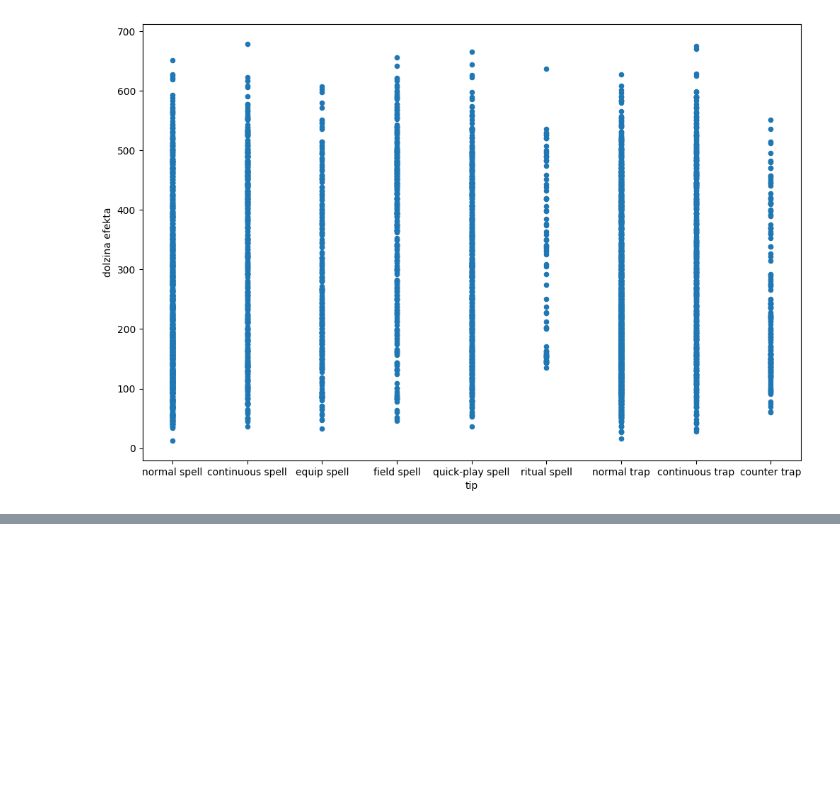
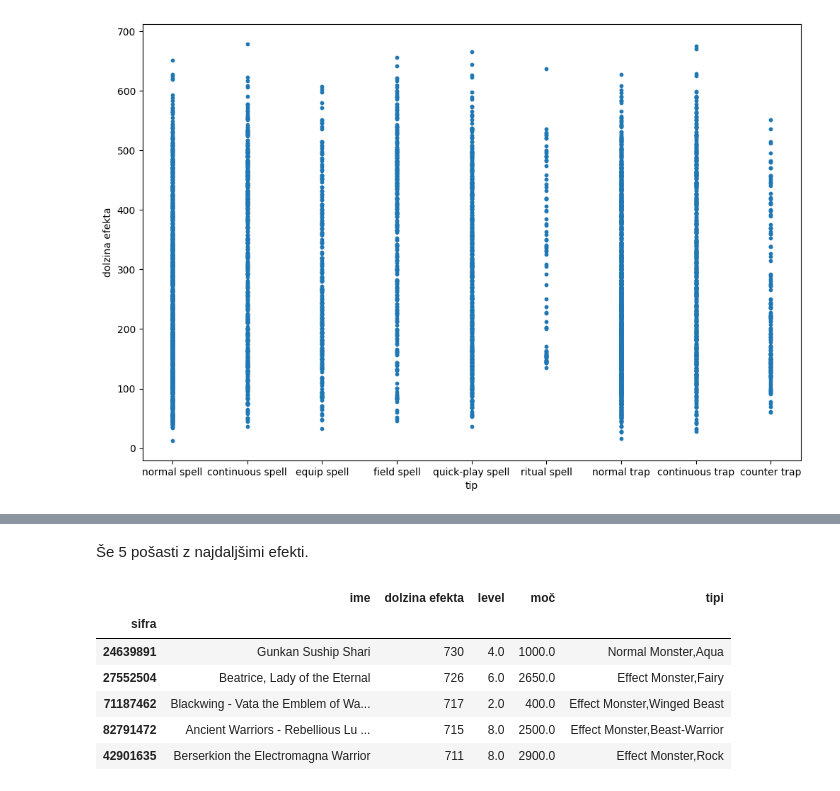
Before and after one commit to sawdem/Projektna-naloga, a Jupyter notebook: prikaz.ipynb, the cells around one changed output, grey strips where cells are left out. Cells and saved outputs as stored; diff of their text form; code cells hidden in the pictures; blank space fills up the shorter version.

```diff
--- a/prikaz.ipynb
+++ b/prikaz.ipynb
@@ -113,0 +133,12 @@ spells_and_traps.plot.scatter(x="tip", y="dolzina efekta", figsize=(12, 8))
+# %% [markdown]
+Še 5 pošasti z najdaljšimi efekti.
+# %%
+monsters[["ime", "dolzina efekta", "level", "moč", "tipi"]].sort_values("dolzina efekta", ascending=False).head(5)
+# %% [output]
+|  | ime | dolzina efekta | level | moč | tipi |
+| sifra |  |  |  |  |  |
+| 24639891 | Gunkan Suship Shari | 730 | 4.0 | 1000.0 | Normal Monster,Aqua |
+| 27552504 | Beatrice, Lady of the Eternal | 726 | 6.0 | 2650.0 | Effect Monster,Fairy |
+| 71187462 | Blackwing - Vata the Emblem of Wa... | 717 | 2.0 | 400.0 | Effect Monster,Winged Beast |
+| 82791472 | Ancient Warriors - Rebellious Lu ... | 715 | 8.0 | 2500.0 | Effect Monster,Beast-Warrior |
+| 42901635 | Berserkion the Electromagna Warrior | 711 | 8.0 | 2900.0 | Effect Monster,Rock |
```
Also changed, not shown: parts of 6 cells of this notebook.
